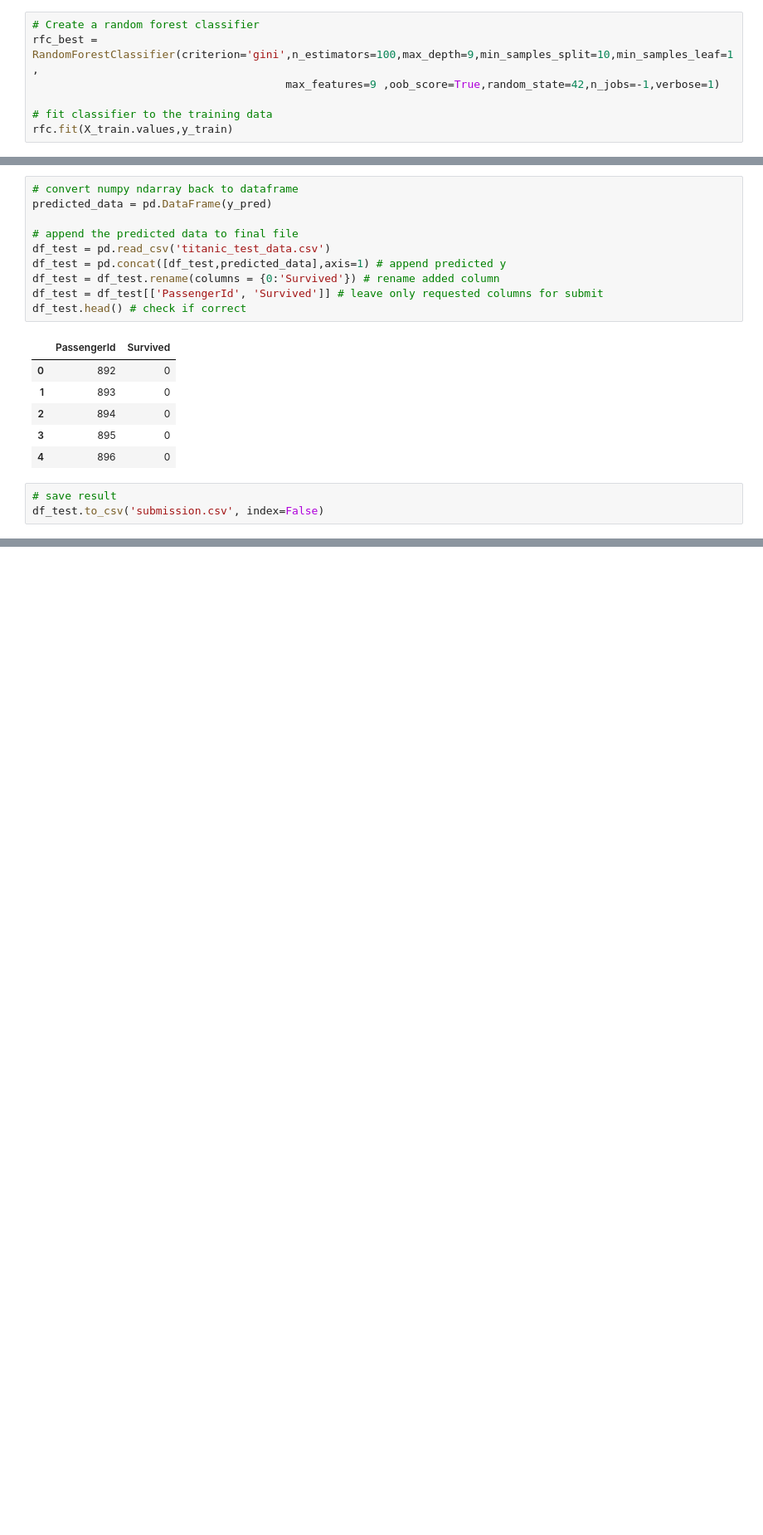
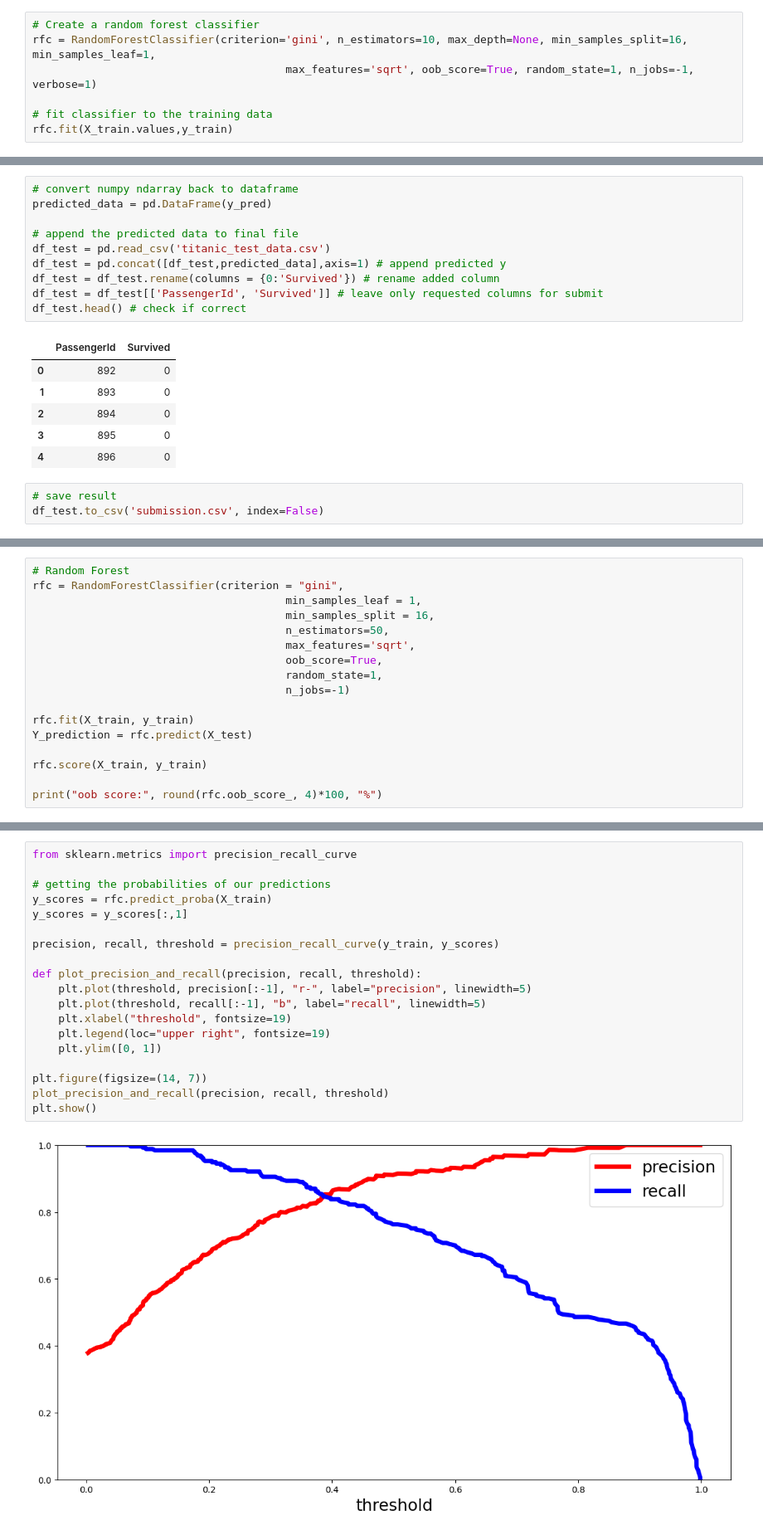
Before and after one commit to RomanHubcik/Python, a Jupyter notebook: machine_learning/1. Titanic/Titanic - Random Forest.ipynb, the cells around one changed output, grey strips where cells are left out. Shown at 83% size. Cells and saved outputs as stored; diff of their text form; blank space fills up the shorter version.

```diff
--- a/machine_learning/1. Titanic/Titanic - Random Forest.ipynb
+++ b/machine_learning/1. Titanic/Titanic - Random Forest.ipynb
@@ -19,7 +51,7 @@ X_train, X_test, y_train, y_test = train_test_split(X, y, test_size=0.25, random
 # %%
 # Create a random forest classifier
-rfc_best = RandomForestClassifier(criterion='gini',n_estimators=100,max_depth=9,min_samples_split=10,min_samples_leaf=1,
-                                       max_features=9 ,oob_score=True,random_state=42,n_jobs=-1,verbose=1)
+rfc = RandomForestClassifier(criterion='gini', n_estimators=10, max_depth=None, min_samples_split=16, min_samples_leaf=1,
+                                       max_features='sqrt', oob_score=True, random_state=1, n_jobs=-1, verbose=1)
 
 # fit classifier to the training data
 rfc.fit(X_train.values,y_train)
@@ -121,0 +168,17 @@ importances.plot.bar()
+# %%
+# Random Forest
+rfc = RandomForestClassifier(criterion = "gini",
+                                       min_samples_leaf = 1,
+                                       min_samples_split = 16,
+                                       n_estimators=50,
+                                       max_features='sqrt',
+                                       oob_score=True,
+                                       random_state=1,
+                                       n_jobs=-1)
+
+rfc.fit(X_train, y_train)
+Y_prediction = rfc.predict(X_test)
+
+rfc.score(X_train, y_train)
+
+print("oob score:", round(rfc.oob_score_, 4)*100, "%")
@@ -121,0 +208,21 @@ importances.plot.bar()
+# %%
+from sklearn.metrics import precision_recall_curve
+
+# getting the probabilities of our predictions
+y_scores = rfc.predict_proba(X_train)
+y_scores = y_scores[:,1]
+
+precision, recall, threshold = precision_recall_curve(y_train, y_scores)
+
+def plot_precision_and_recall(precision, recall, threshold):
+    plt.plot(threshold, precision[:-1], "r-", label="precision", linewidth=5)
+    plt.plot(threshold, recall[:-1], "b", label="recall", linewidth=5)
+    plt.xlabel("threshold", fontsize=19)
+    plt.legend(loc="upper right", fontsize=19)
+    plt.ylim([0, 1])
+
+plt.figure(figsize=(14, 7))
+plot_precision_and_recall(precision, recall, threshold)
+plt.show()
+# %% [output]
+[figure, added]
```
Also changed, not shown: parts of 21 cells of this notebook, 1 other file.
